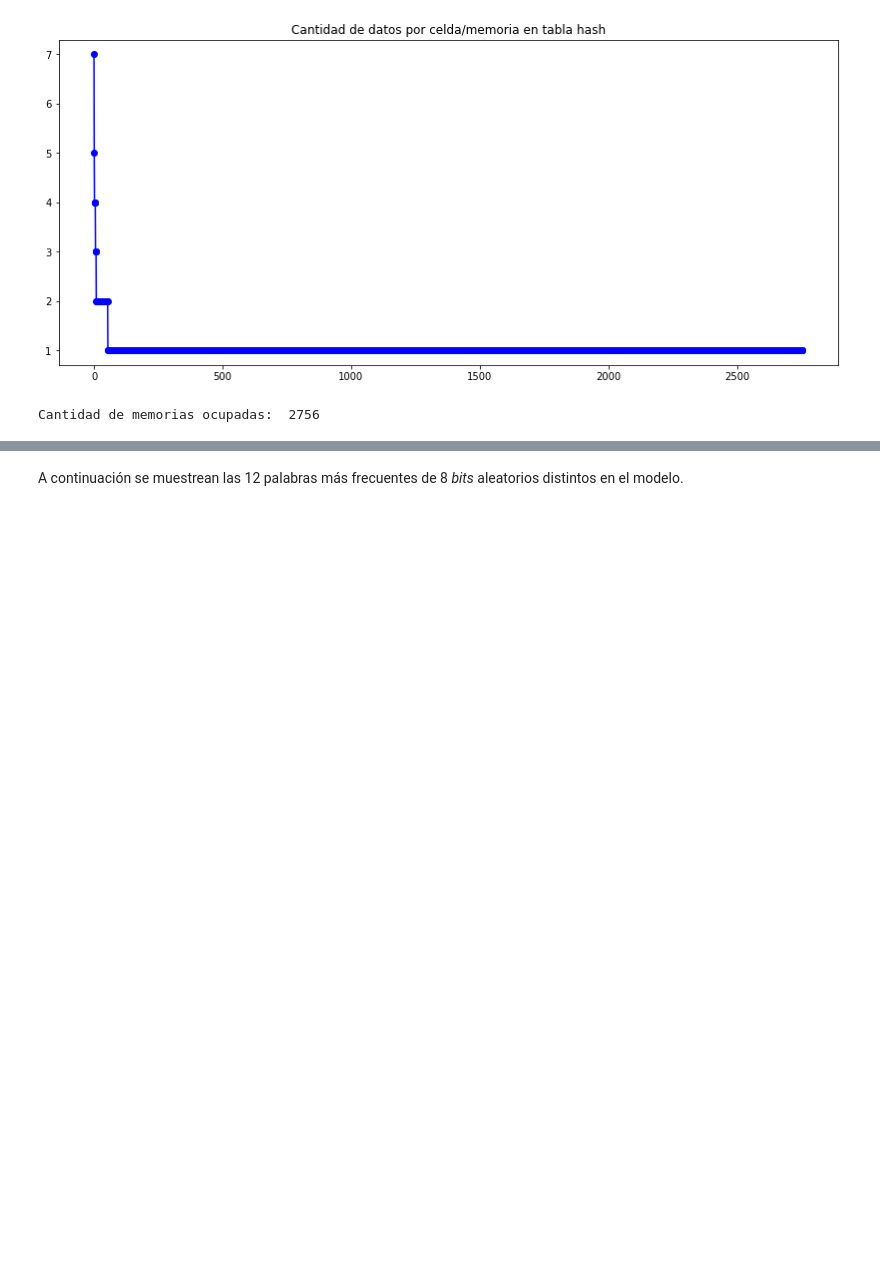
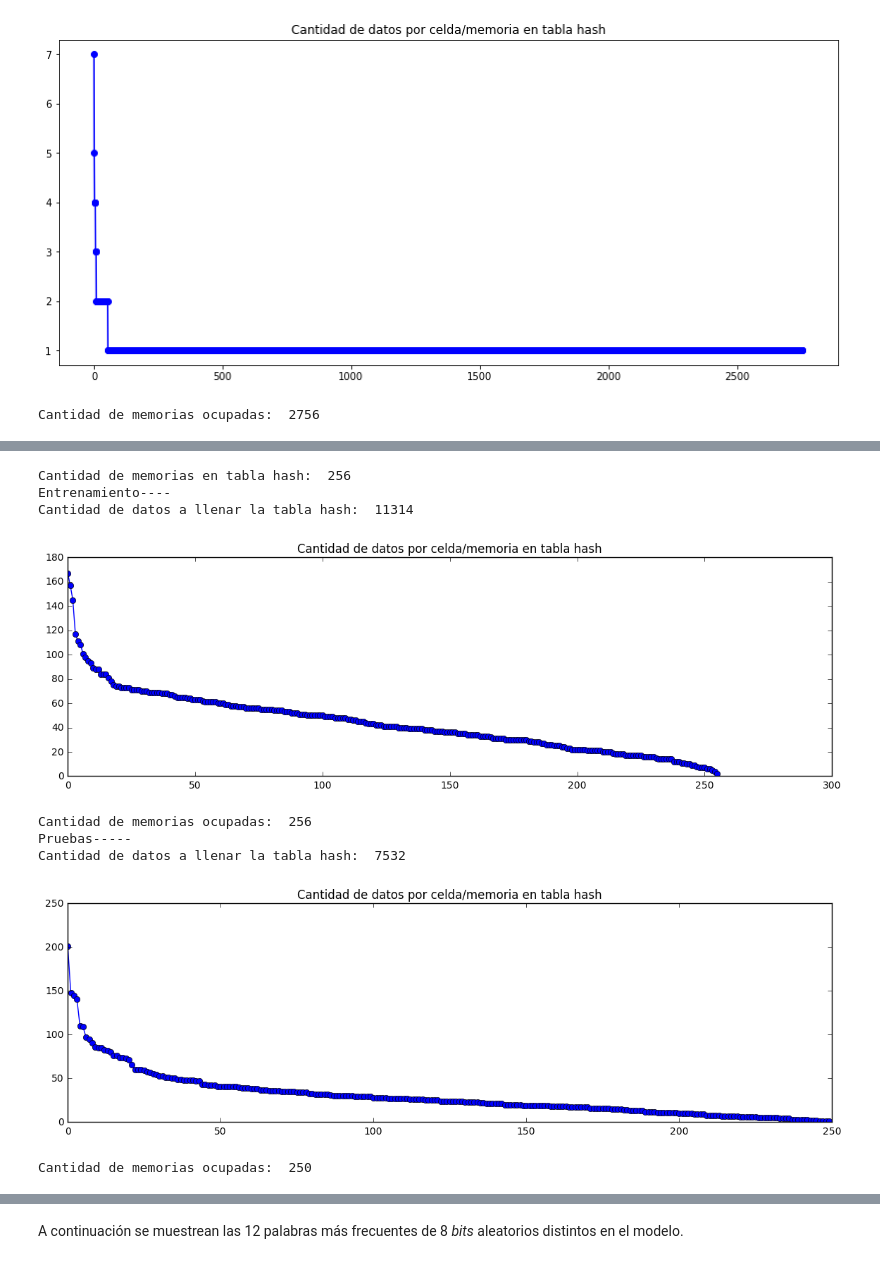
Before and after one commit to fmenat/DiscreteVAE, a Jupyter notebook: BinaryVAE.ipynb, the cells around one changed output, grey strips where cells are left out. Saved outputs shown, nothing was run; the diff lists cells and outputs as text; code cells hidden in the pictures; blank space fills up the shorter version.

```diff
--- a/BinaryVAE.ipynb
+++ b/BinaryVAE.ipynb
@@ -1198,0 +1319,3 @@ Se puede observar que las variaciones respecto a la representación resultan en
+# %%
+traditional_dat = {"20news":{"p":[],"r":[]},"snippets":{"p":[],"r":[]},"reuters":{"p":[],"r":[]}}
+binary_dat = {"20news":{"p":[],"r":[]},"snippets":{"p":[],"r":[]},"reuters":{"p":[],"r":[]}}
@@ -1517,0 +1839,17 @@ Se puede ver que se ocupan varias celdas de memorias gracias a la restricción d
+# %%
+#Normal AE
+Nb = 8
+pre_encoder = define_pre_encoder(X_total_input.shape[1], layers=2,units=500,BN=True)
+decoder = define_generator(Nb,X_total_input.shape[1],layers=2,units=500,BN=True) #2 layers?
+## Encoder
+x = Input(shape=(X_total_input.shape[1],))
+hidden = pre_encoder(x)
+code = Dense(Nb,activation='sigmoid')(hidden) #sigmoid?
+encoder = Model(x, code) # build a model to project inputs on the latent space
+## Decoder
+output = decoder(code)
+normal_AE = Model(x, output)
+normal_AE.summary()
+
+normal_AE.compile(optimizer='adam',loss='categorical_crossentropy')
+normal_AE.fit(X_total_input,X_total,epochs=50,batch_size=100,verbose=0)
@@ -1517,0 +1873,17 @@ Se puede ver que se ocupan varias celdas de memorias gracias a la restricción d
+# %%
+#Normal AE -- binary
+probas_total = encoder.predict(X_total_input)
+probas_test = encoder.predict(X_test_input)
+train_hash = (probas_total > 0.5)*1
+test_hash = (probas_test > 0.5)*1
+plot_cells_distribution(Nb,train_hash,test_hash)
+# %% [output]
+Cantidad de memorias en tabla hash:  256
+Entrenamiento----
+Cantidad de datos a llenar la tabla hash:  11314
+[figure, added]
+Cantidad de memorias ocupadas:  256
+Pruebas-----
+Cantidad de datos a llenar la tabla hash:  7532
+[figure, added]
+Cantidad de memorias ocupadas:  250
```
Also changed, not shown: parts of 40 cells of this notebook, 1 other file.
